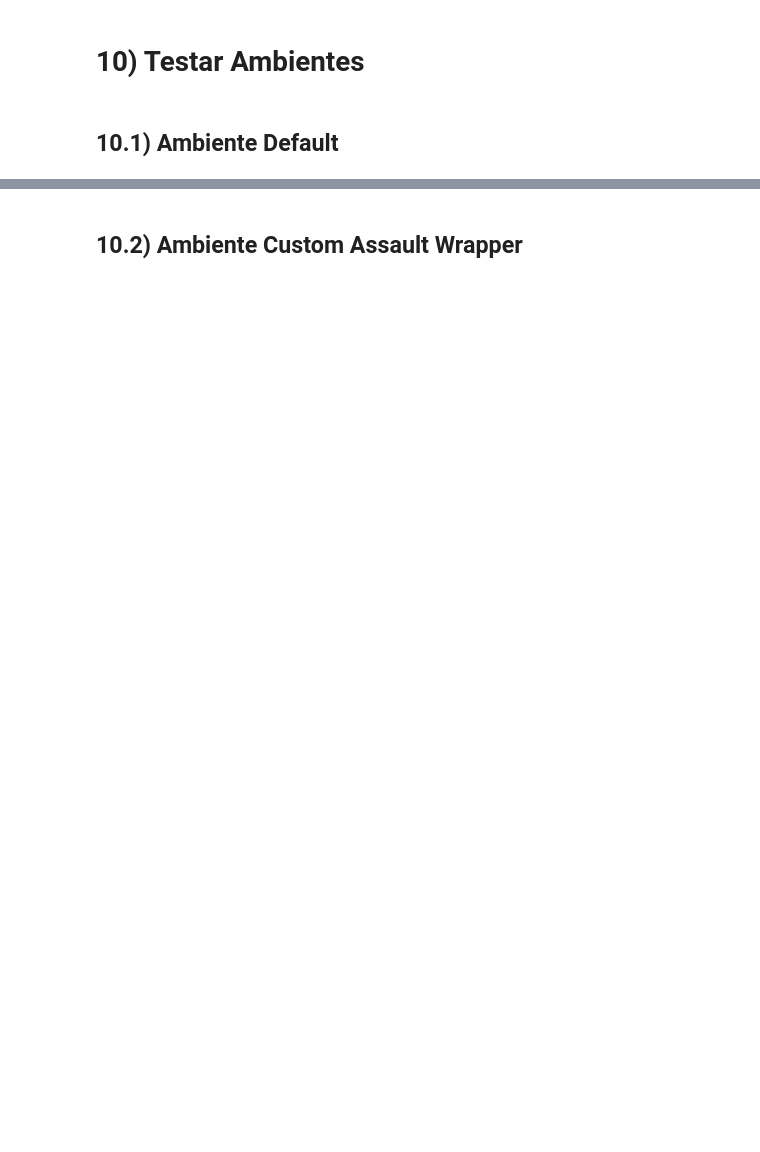
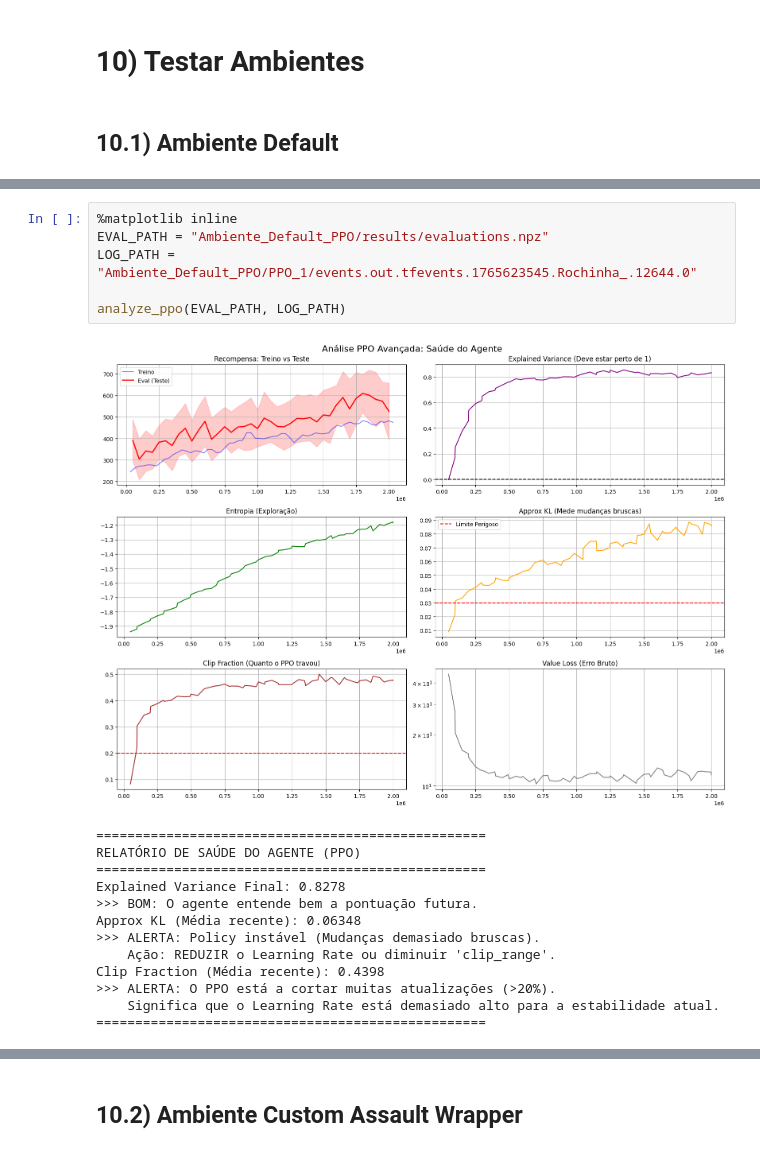
Before and after one commit to diogo-xyz/Reinforcement-Learning-Agents, a Jupyter notebook: PL1_GP2.ipynb, the cells around one changed output, grey strips where cells are left out. Cells and saved outputs as stored; diff of their text form; blank space fills up the shorter version.

Commit message:
Markdown dos ambientes default feitos

```diff
--- a/PL1_GP2.ipynb
+++ b/PL1_GP2.ipynb
@@ -1981,0 +2226,20 @@ Vídeo guardado em: ./Ambiente_Default/video.mp4
+# %%
+%matplotlib inline
+EVAL_PATH = "Ambiente_Default_PPO/results/evaluations.npz"
+LOG_PATH = "Ambiente_Default_PPO/PPO_1/events.out.tfevents.1765623545.Rochinha_.12644.0"
+
+analyze_ppo(EVAL_PATH, LOG_PATH)
+# %% [output]
+[figure, added]
+==================================================
+RELATÓRIO DE SAÚDE DO AGENTE (PPO)
+==================================================
+Explained Variance Final: 0.8278
+>>> BOM: O agente entende bem a pontuação futura.
+Approx KL (Média recente): 0.06348
+>>> ALERTA: Policy instável (Mudanças demasiado bruscas).
+    Ação: REDUZIR o Learning Rate ou diminuir 'clip_range'.
+Clip Fraction (Média recente): 0.4398
+>>> ALERTA: O PPO está a cortar muitas atualizações (>20%).
+    Significa que o Learning Rate está demasiado alto para a estabilidade atual.
+==================================================
```
Also changed, not shown: parts of 111 cells of this notebook, 1 other file.
